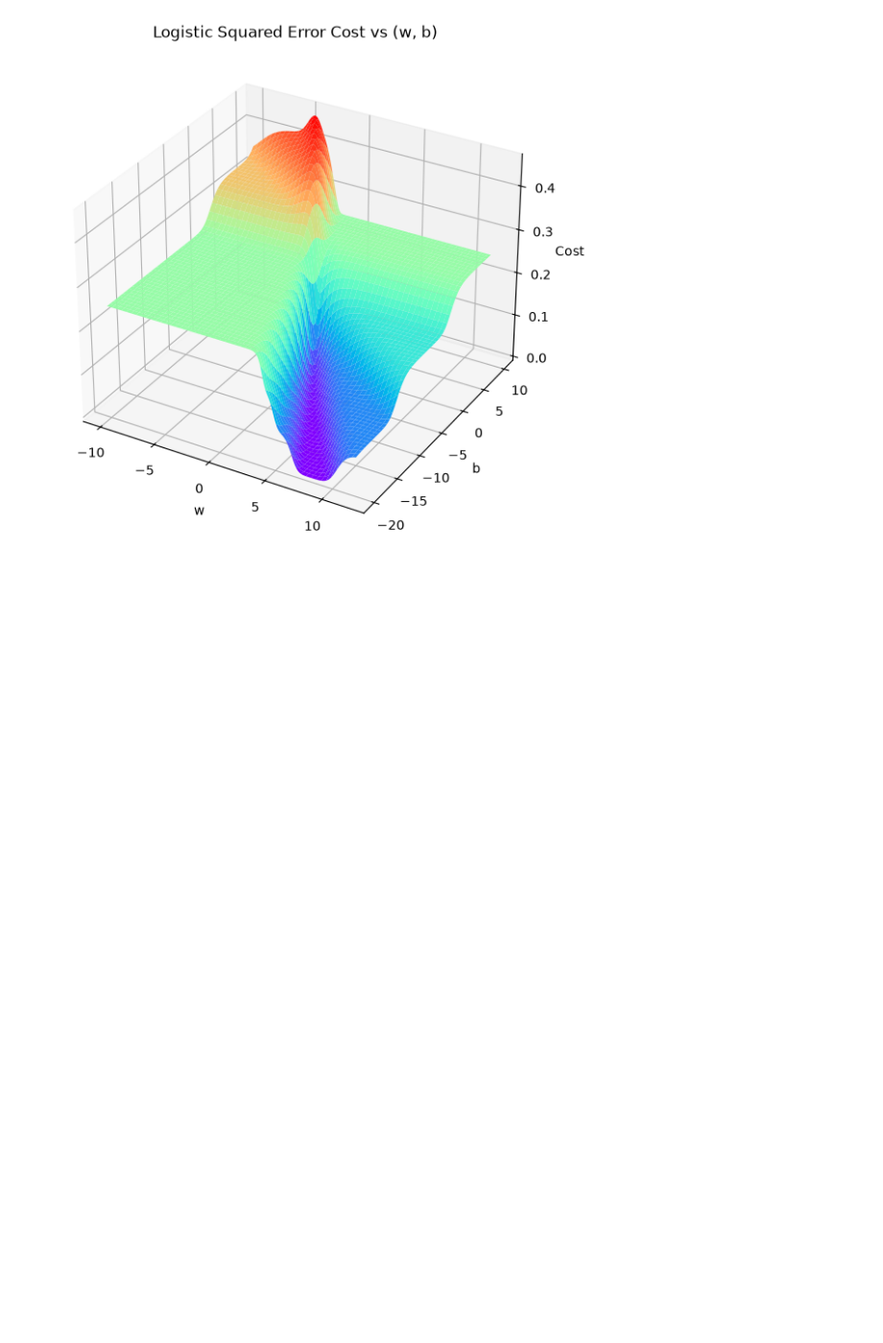
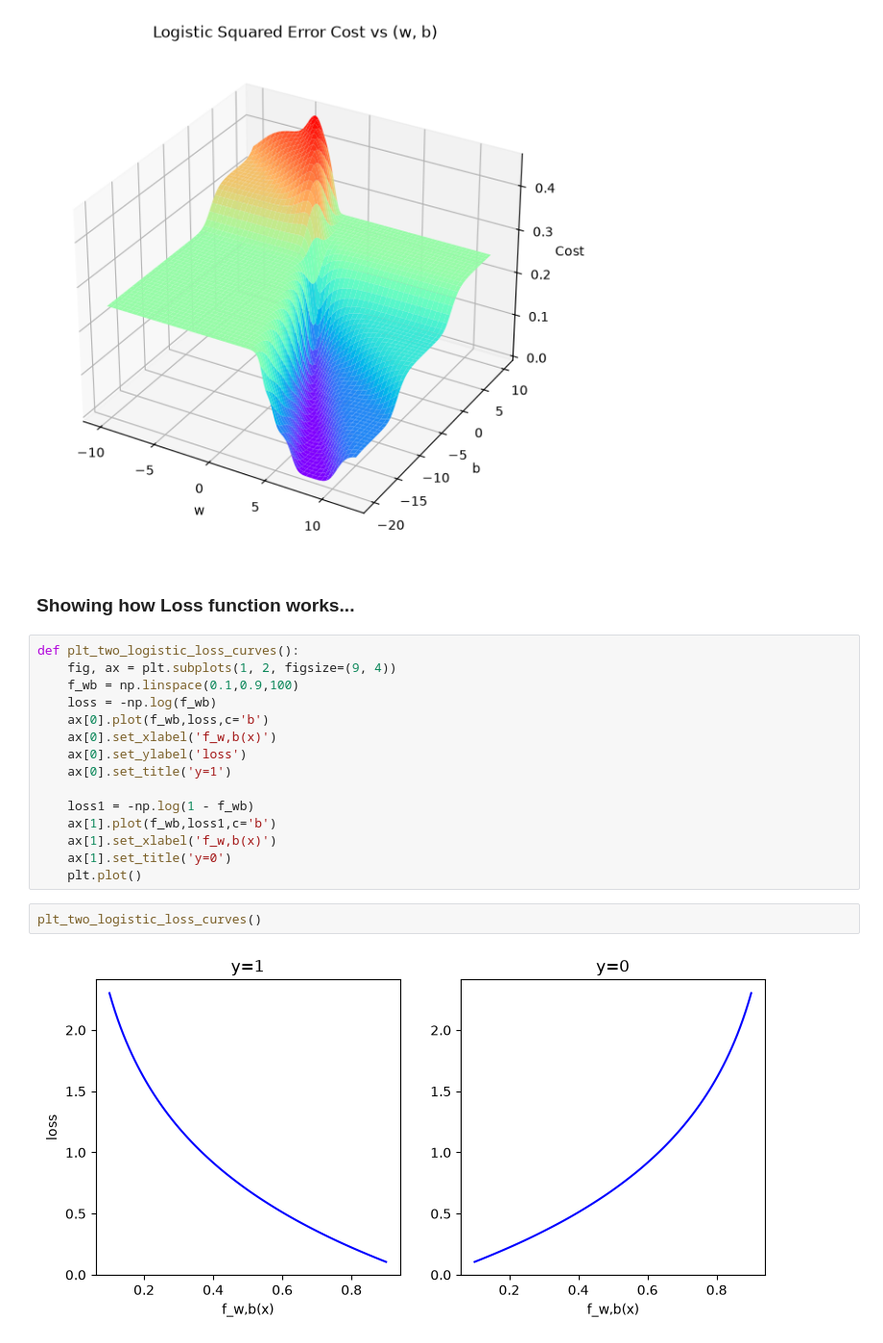
Before and after one commit to AgentSquareOfficial/ml-codes-and-projects, a Jupyter notebook: logistic-regression/logistic_loss_idea.ipynb, the cells around one changed output. Shown at 96% size. Drawn from its saved outputs; the diff is of its cells as text; blank space fills up the shorter version.

```diff
--- a/logistic-regression/logistic_loss_idea.ipynb
+++ b/logistic-regression/logistic_loss_idea.ipynb
@@ -55,3 +55,24 @@ def plt_logistic_squared_error(x, y):
 plt_logistic_squared_error(x_train, y_train)
 # %% [output]
 [figure]
+# %% [markdown]
+### Showing how Loss function works...
+# %%
+def plt_two_logistic_loss_curves():
+    fig, ax = plt.subplots(1, 2, figsize=(9, 4))
+    f_wb = np.linspace(0.1,0.9,100)
+    loss = -np.log(f_wb)
+    ax[0].plot(f_wb,loss,c='b')
+    ax[0].set_xlabel('f_w,b(x)')
+    ax[0].set_ylabel('loss')
+    ax[0].set_title('y=1')
+
+    loss1 = -np.log(1 - f_wb)
+    ax[1].plot(f_wb,loss1,c='b')
+    ax[1].set_xlabel('f_w,b(x)')
+    ax[1].set_title('y=0')
+    plt.plot()
+# %%
+plt_two_logistic_loss_curves()
+# %% [output]
+[figure, added]
```
Also changed, not shown: parts of 3 cells of this notebook.
